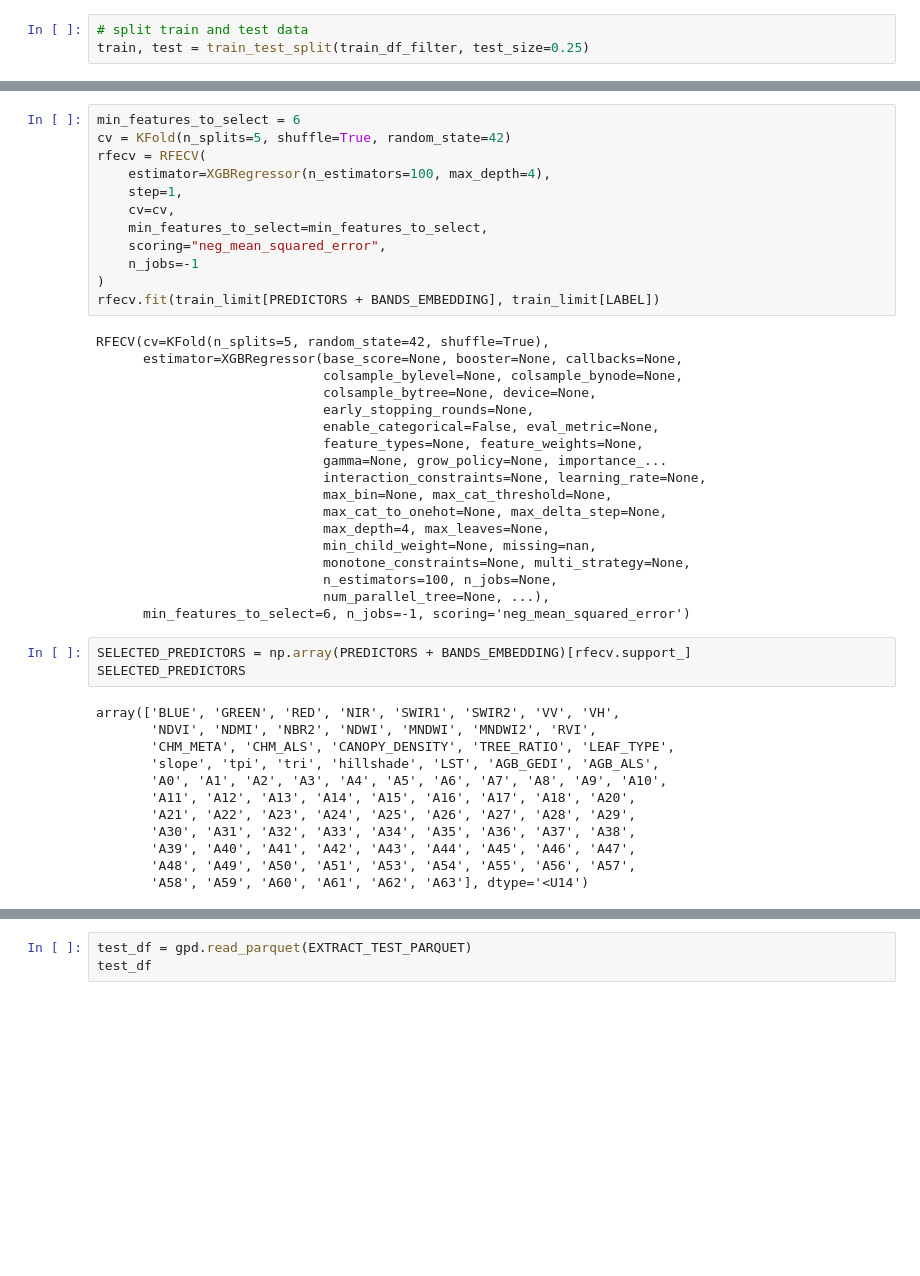
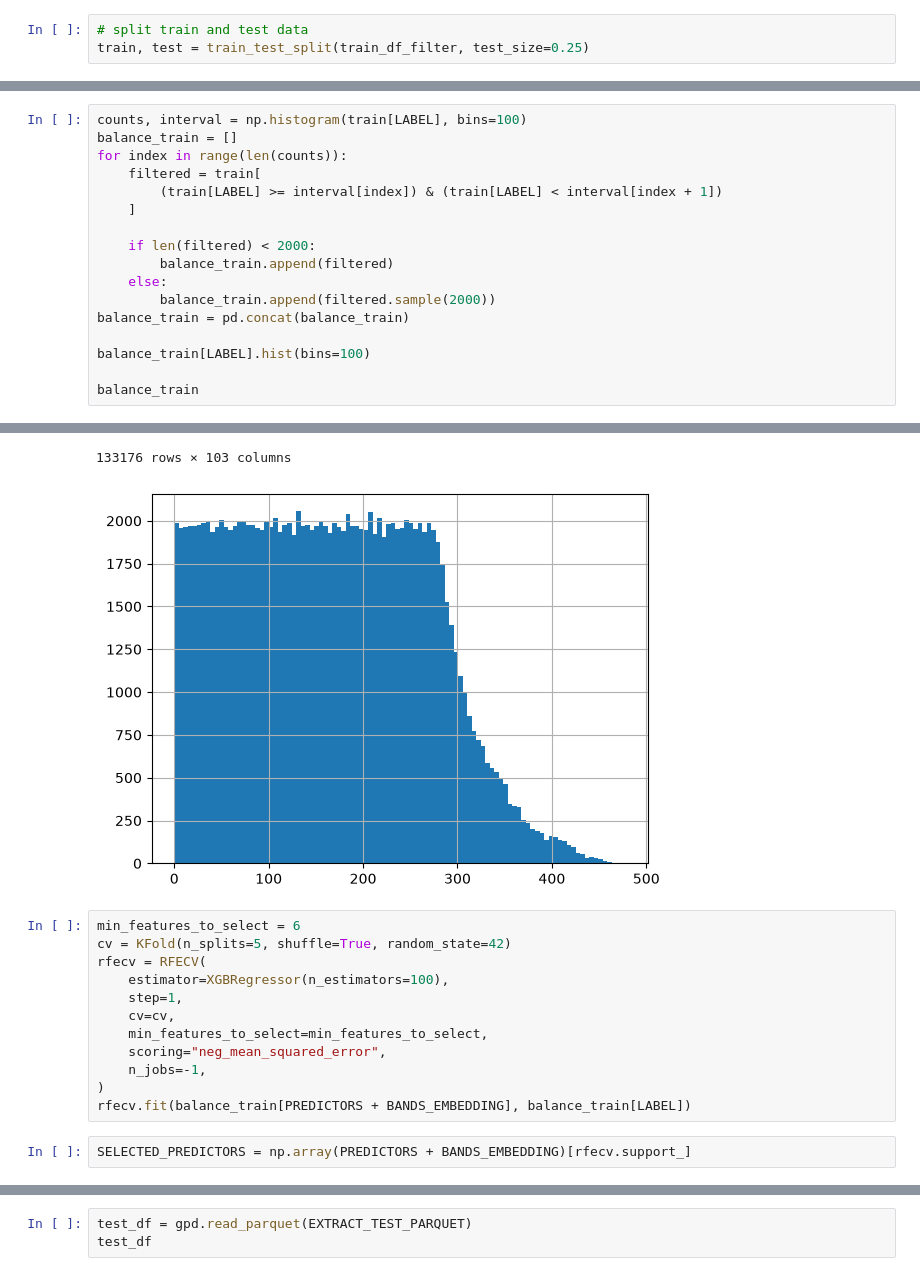
Before and after one commit to ramiqcom/opengeohub-summerschool-2026, a Jupyter notebook: notebook/3b.modelling.ipynb, the cells around one changed output, grey strips where cells are left out. Cells and saved outputs as stored; diff of their text form; blank space fills up the shorter version.

Commit message:
balance model

```diff
--- a/notebook/3b.modelling.ipynb
+++ b/notebook/3b.modelling.ipynb
@@ -197,0 +179,18 @@ train_limit
+# %%
+counts, interval = np.histogram(train[LABEL], bins=100)
+balance_train = []
+for index in range(len(counts)):
+    filtered = train[
+        (train[LABEL] >= interval[index]) & (train[LABEL] < interval[index + 1])
+    ]
+
+    if len(filtered) < 2000:
+        balance_train.append(filtered)
+    else:
+        balance_train.append(filtered.sample(2000))
+balance_train = pd.concat(balance_train)
+
+balance_train[LABEL].hist(bins=100)
+
+balance_train
+# %% [output]
@@ -198,45 +209,16 @@ train_limit
+133176 rows × 103 columns
+[figure, added]
 # %%
 min_features_to_select = 6
 cv = KFold(n_splits=5, shuffle=True, random_state=42)
 rfecv = RFECV(
-    estimator=XGBRegressor(n_estimators=100, max_depth=4),
+    estimator=XGBRegressor(n_estimators=100),
     step=1,
     cv=cv,
     min_features_to_select=min_features_to_select,
     scoring="neg_mean_squared_error",
-    n_jobs=-1
+    n_jobs=-1,
 )
-rfecv.fit(train_limit[PREDICTORS + BANDS_EMBEDDING], train_limit[LABEL])
+rfecv.fit(balance_train[PREDICTORS + BANDS_EMBEDDING], balance_train[LABEL])
-# %% [output]
-RFECV(cv=KFold(n_splits=5, random_state=42, shuffle=True),
-      estimator=XGBRegressor(base_score=None, booster=None, callbacks=None,
-                             colsample_bylevel=None, colsample_bynode=None,
-                             colsample_bytree=None, device=None,
-                             early_stopping_rounds=None,
-                             enable_categorical=False, eval_metric=None,
-                             feature_types=None, feature_weights=None,
-                             gamma=None, grow_policy=None, importance_...
-                             interaction_constraints=None, learning_rate=None,
-                             max_bin=None, max_cat_threshold=None,
-                             max_cat_to_onehot=None, max_delta_step=None,
-                             max_depth=4, max_leaves=None,
-                             min_child_weight=None, missing=nan,
-                             monotone_constraints=None, multi_strategy=None,
-                             n_estimators=100, n_jobs=None,
-                             num_parallel_tree=None, ...),
-      min_features_to_select=6, n_jobs=-1, scoring='neg_mean_squared_error')
 # %%
 SELECTED_PREDICTORS = np.array(PREDICTORS + BANDS_EMBEDDING)[rfecv.support_]
-SELECTED_PREDICTORS
-# %% [output]
-array(['BLUE', 'GREEN', 'RED', 'NIR', 'SWIR1', 'SWIR2', 'VV', 'VH',
-       'NDVI', 'NDMI', 'NBR2', 'NDWI', 'MNDWI', 'MNDWI2', 'RVI',
-       'CHM_META', 'CHM_ALS', 'CANOPY_DENSITY', 'TREE_RATIO', 'LEAF_TYPE',
-       'slope', 'tpi', 'tri', 'hillshade', 'LST', 'AGB_GEDI', 'AGB_ALS',
-       'A0', 'A1', 'A2', 'A3', 'A4', 'A5', 'A6', 'A7', 'A8', 'A9', 'A10',
-       'A11', 'A12', 'A13', 'A14', 'A15', 'A16', 'A17', 'A18', 'A20',
-       'A21', 'A22', 'A23', 'A24', 'A25', 'A26', 'A27', 'A28', 'A29',
-       'A30', 'A31', 'A32', 'A33', 'A34', 'A35', 'A36', 'A37', 'A38',
-       'A39', 'A40', 'A41', 'A42', 'A43', 'A44', 'A45', 'A46', 'A47',
-       'A48', 'A49', 'A50', 'A51', 'A53', 'A54', 'A55', 'A56', 'A57',
-       'A58', 'A59', 'A60', 'A61', 'A62', 'A63'], dtype='<U14')
```
Also changed, not shown: parts of 7 cells of this notebook, 1 other file.
